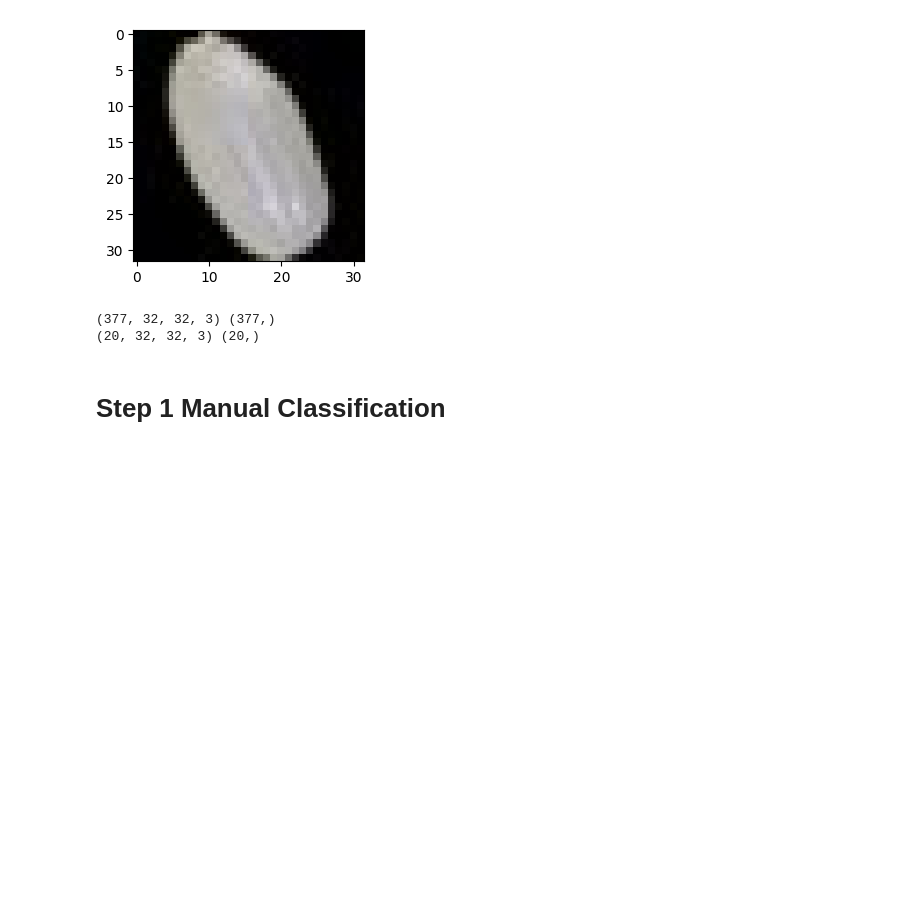
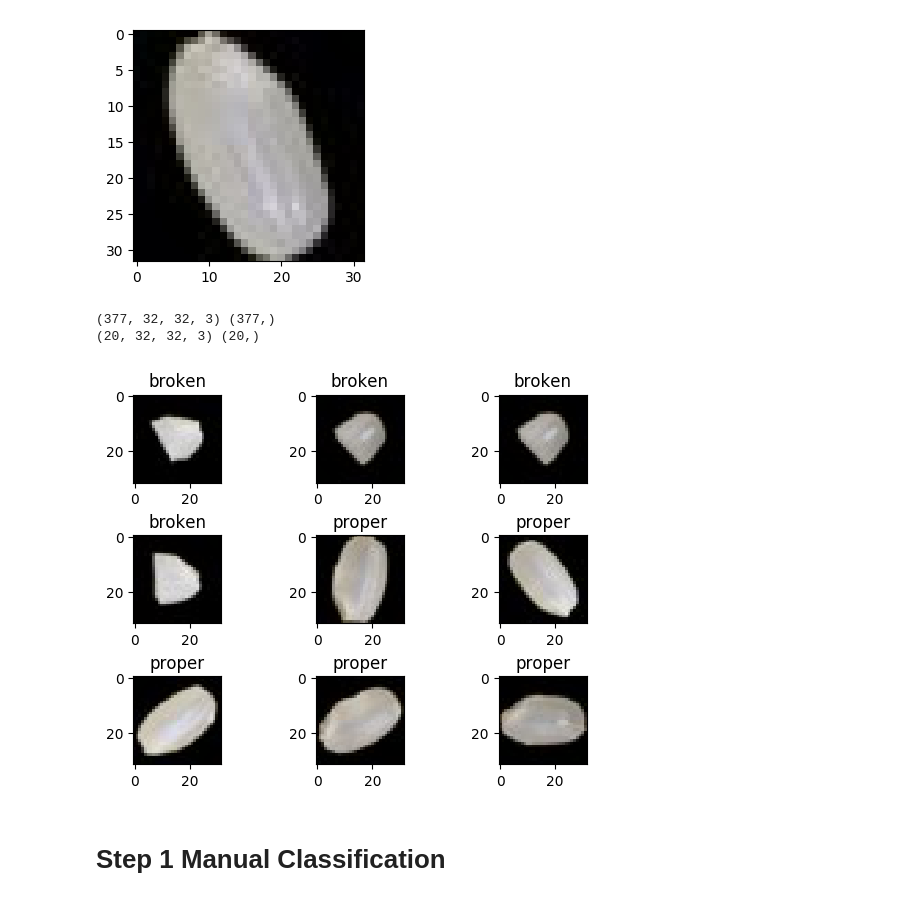
Before and after one commit to totti0223/deep_learning_for_biologists_with_keras, a Jupyter notebook: notebooks/rice_seed_classification.ipynb, the cells around one changed output. Saved outputs shown, nothing was run; the diff lists cells and outputs as text; code cells hidden in the pictures; blank space fills up the shorter version.

```diff
--- a/notebooks/rice_seed_classification.ipynb
+++ b/notebooks/rice_seed_classification.ipynb
@@ -206,6 +206,23 @@ print(X_test.shape,y_test.shape)
 # %% [output]
 (377, 32, 32, 3) (377,)
 (20, 32, 32, 3) (20,)
+# %%
+plt.subplots_adjust(wspace=0.4, hspace=0.6)
+
+#randomly show several images from the training dataset
+index = np.random.randint(0,X_train.shape[0],size=9)
+
+for i, idx  in enumerate(index):
+    plt.subplot(3,3,i+1)
+
+    if y_train[idx] == 0:
+        label = "proper"
+    else:
+        label = "broken"
+    plt.title(label)
+    plt.imshow(X_train[idx])
+# %% [output]
+[figure, added]
 # %% [markdown]
 # Step 1 Manual Classification
 # %% [markdown]
```
